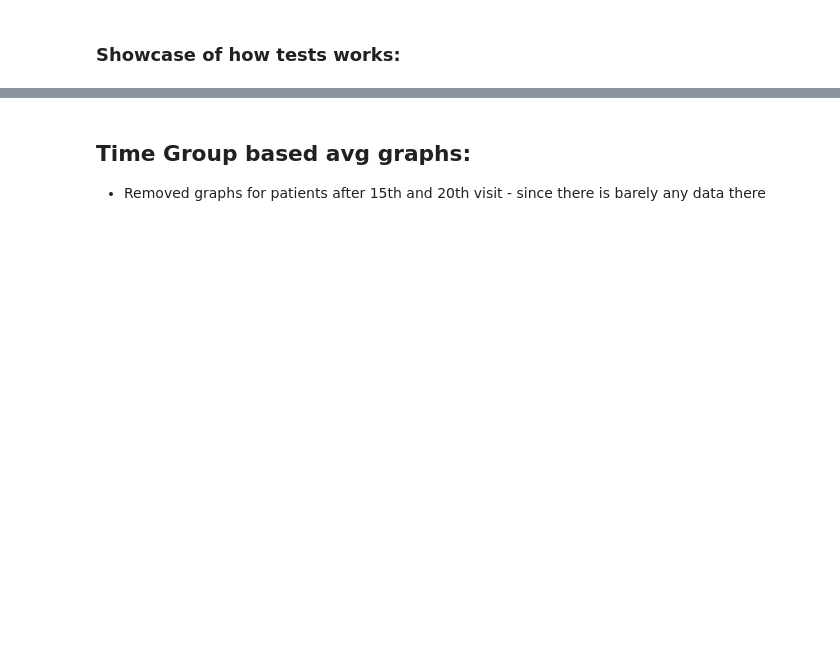
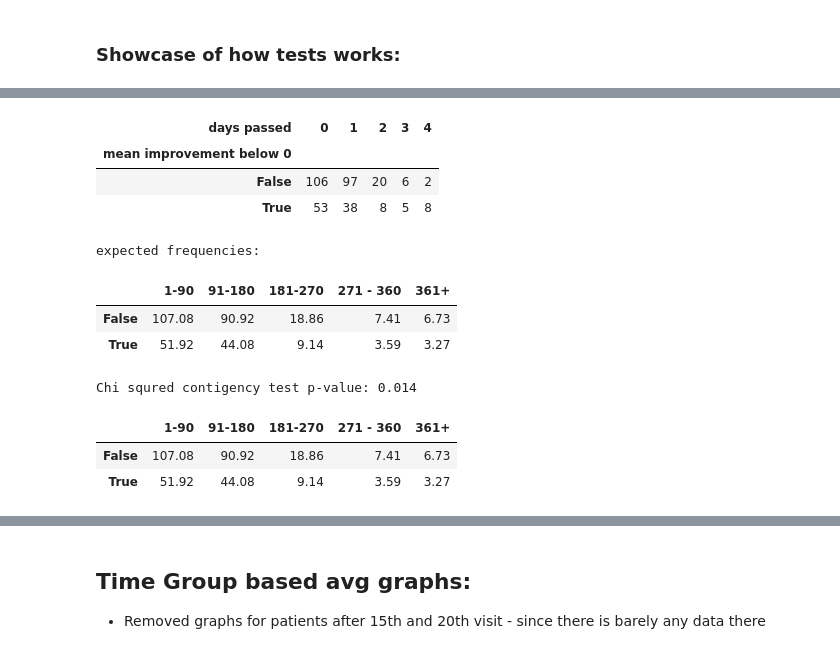
Before and after one commit to szczekulskij/long-term-analysis-of-pws, a Jupyter notebook: main.ipynb, the cells around one changed output, grey strips where cells are left out. Cells and saved outputs as stored; diff of their text form; code cells hidden in the pictures; blank space fills up the shorter version.

```diff
--- a/main.ipynb
+++ b/main.ipynb
@@ -368,3 +396,24 @@ expected frequencies were:
+# %%
+display(data)
+print('expected frequencies:')
+display(expected_frequences)
+print('Chi squred contigency test p-value: 0.014')
+# %% [output]
+| days passed | 0 | 1 | 2 | 3 | 4 |
+| mean improvement below 0 |  |  |  |  |  |
+| False | 106 | 97 | 20 | 6 | 2 |
+| True | 53 | 38 | 8 | 5 | 8 |
+expected frequencies:
+|  | 1-90 | 91-180 | 181-270 | 271 - 360 | 361+ |
+| False | 107.08 | 90.92 | 18.86 | 7.41 | 6.73 |
+| True | 51.92 | 44.08 | 9.14 | 3.59 | 3.27 |
+Chi squred contigency test p-value: 0.014
+# %%
+expected_frequences
+# %% [output]
+|  | 1-90 | 91-180 | 181-270 | 271 - 360 | 361+ |
+| False | 107.08 | 90.92 | 18.86 | 7.41 | 6.73 |
+| True | 51.92 | 44.08 | 9.14 | 3.59 | 3.27 |
 # %%
 plt.figure(figsize=(20,12))
 time_group_based_avg_graph(moved_df,
```
Also changed, not shown: parts of 14 cells of this notebook, 1 other file.
